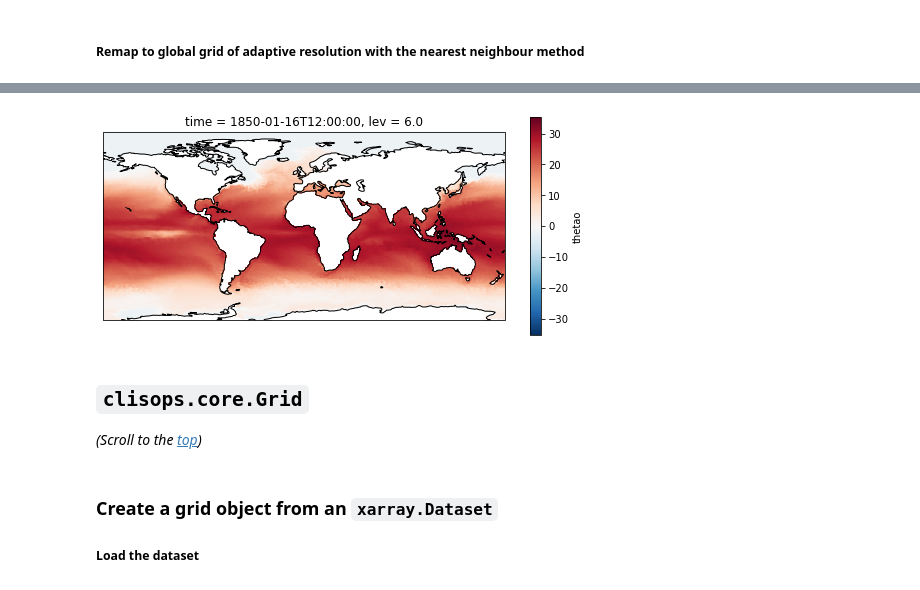
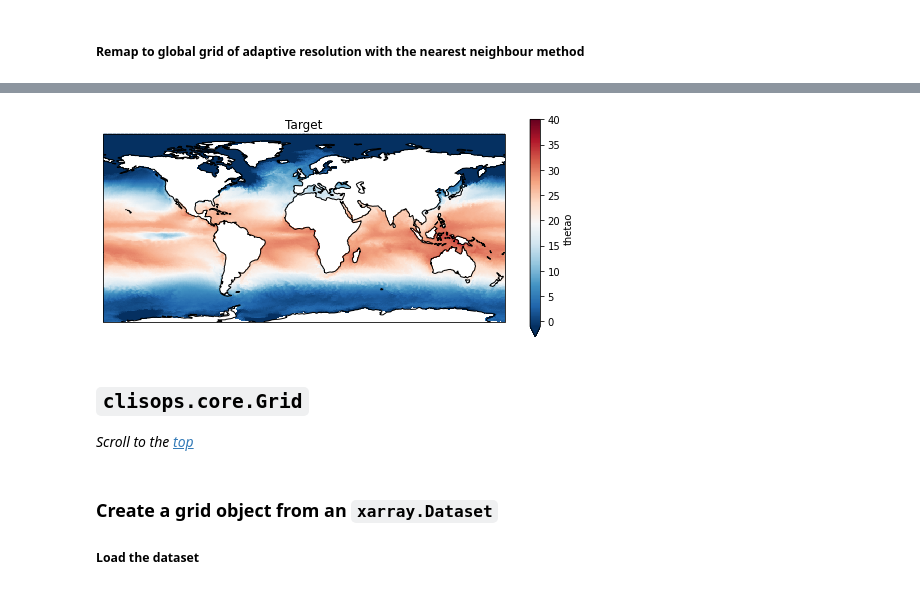
Before and after one commit to roocs/regrid-prototype, a Jupyter notebook: docs/notebooks/regrid_prototype.ipynb, the cells around one changed output, grey strips where cells are left out. Cells and saved outputs as stored; diff of their text form; code cells hidden in the pictures.

```diff
--- a/docs/notebooks/regrid_prototype.ipynb
+++ b/docs/notebooks/regrid_prototype.ipynb
@@ -279,15 +309,17 @@ Dimensions without coordinates: bnds
 # %%
 plt.figure(figsize=(9,4));
 ax = plt.axes(projection=ccrs.PlateCarree());
-ds_remap.thetao.isel(time=0, lev=0).plot.pcolormesh(ax=ax, x="lon", y="lat", shading="flat");
+ds_remap.thetao.isel(time=0, lev=0).plot.pcolormesh(ax=ax, x="lon", y="lat", shading="flat",
+                                                    cmap="RdBu_r", vmin = -1, vmax=40);
+ax.title.set_text("Target");
 ax.coastlines();
 # %% [output]
-[figure, old version]
+[figure, new version]
 # %% [markdown]
 <a id='clisops.core.Grid'></a>
 ## `clisops.core.Grid`
 
-<i>(Scroll to the [top](#top))</i>
+<i>Scroll to the [top](#top)</i>
 # %% [markdown]
 ### Create a grid object from an `xarray.Dataset`
 
```
Also changed, not shown: parts of 29 cells of this notebook, 2 other files.
